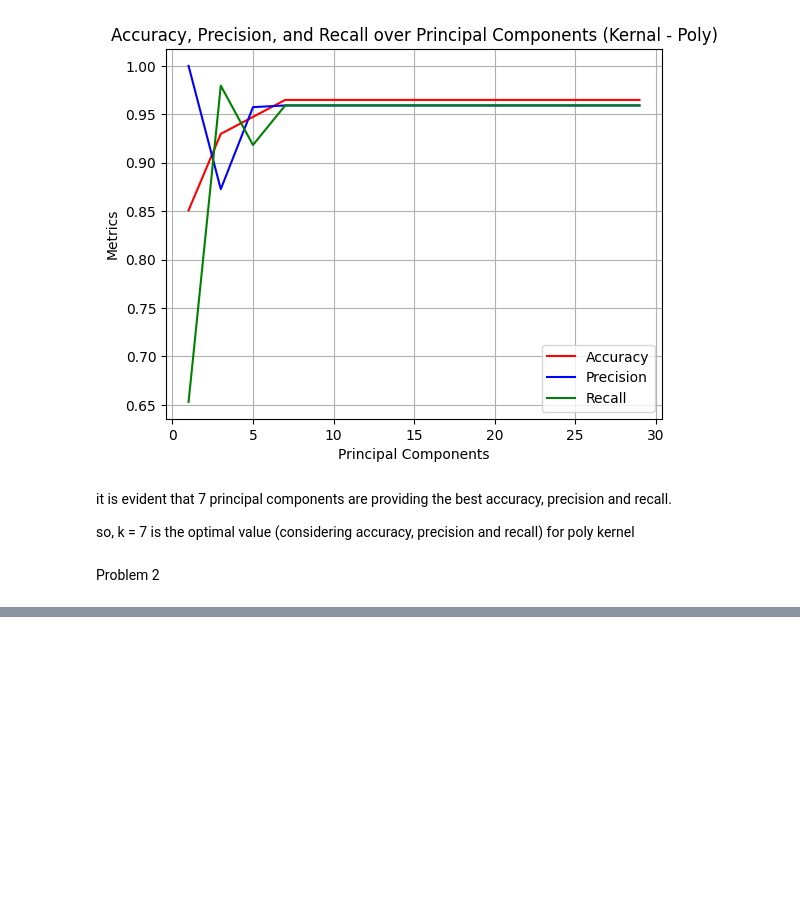
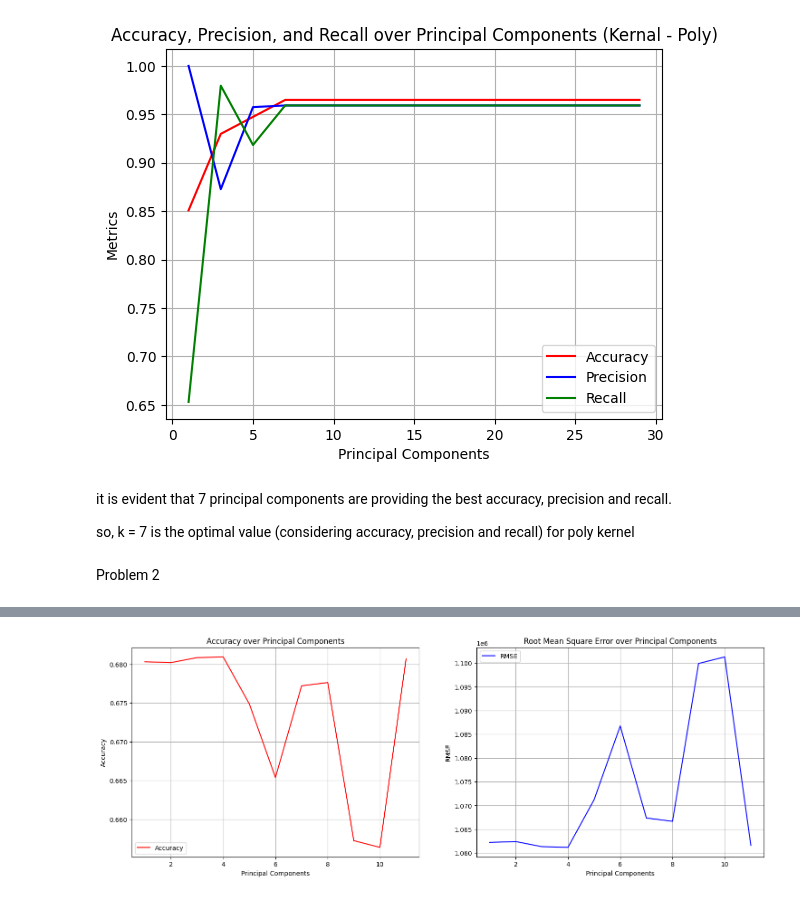
Before and after one commit to Dhanush-adk/machine_learning, a Jupyter notebook: assignment_4/Assignment_4.ipynb, the cells around one changed output, grey strips where cells are left out. Cells and saved outputs as stored; diff of their text form; code cells hidden in the pictures; blank space fills up the shorter version.

```diff
--- a/assignment_4/Assignment_4.ipynb
+++ b/assignment_4/Assignment_4.ipynb
@@ -253,0 +341,24 @@ Problem 2
+# %%
+max_k =X_scaled.shape[1]
+# %%
+accuracy = []
+rmse = []
+for k in range(1,max_k+1):
+    pca = PCA(n_components = k)
+    principalComponents = pca.fit_transform(X_scaled)
+    train_X, test_X, train_Y, test_Y = train_test_split(principalComponents,
+                                                        y,
+                                                        train_size = 0.8,
+                                                        test_size = 0.20,
+                                                        random_state = 100)
+    model = SVR(kernel = 'linear', C = 100000)
+    model.fit(train_X, train_Y)
+
+    y_pred = model.predict(test_X)
+
+    acc = model.score(test_X, test_Y)
+    accuracy.append(acc)
+    rms = mean_squared_error(test_Y, y_pred) ** 0.5
+    rmse.append(rms)
+
+    print(f"for k = {k}, accuracy = {acc} , and Root Mean Square Value = {rms}")
@@ -253,0 +377,22 @@ Problem 2
+# %%
+plt.figure(figsize=(18, 6))
+
+plt.subplot(1, 2, 1)
+plt.plot(range(1, max_k+1), accuracy, color = 'red', label = "Accuracy")
+plt.grid()
+plt.xlabel('Principal Components')
+plt.ylabel('Accuracy')
+plt.title('Accuracy over Principal Components')
+plt.legend()
+
+plt.subplot(1, 2, 2)
+plt.plot(range(1, max_k+1), rmse, color = 'blue', label = "RMSE")
+plt.grid()
+plt.xlabel('Principal Components')
+plt.ylabel('RMSE')
+plt.title('Root Mean Square Error over Principal Components')
+plt.legend()
+
+plt.show()
+# %% [output]
+[figure, added]
```
Also changed, not shown: parts of 23 cells of this notebook.
